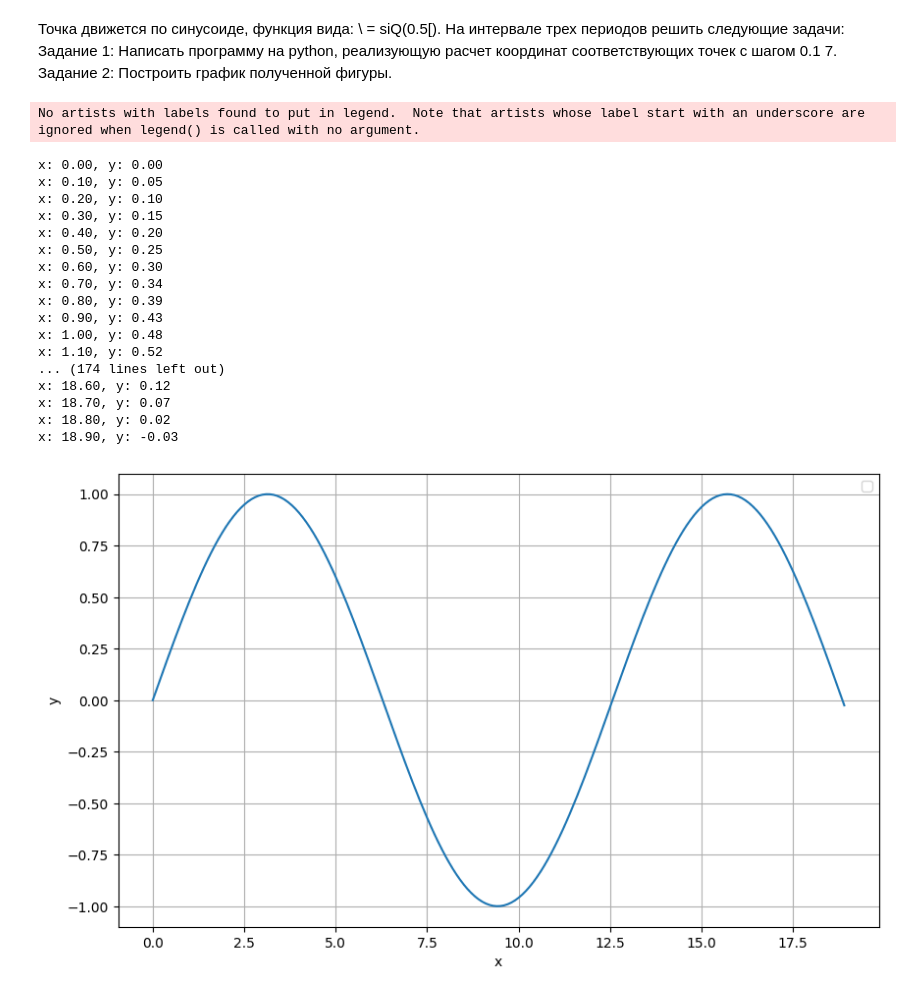
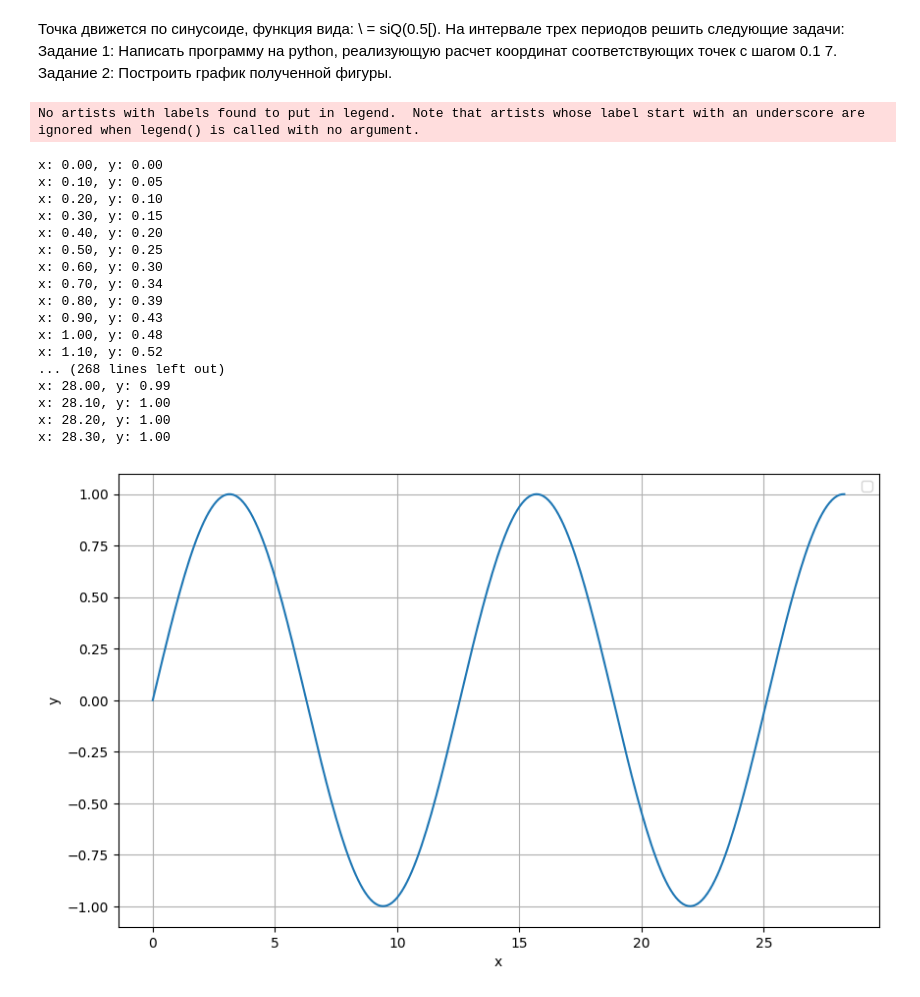
Before and after one commit to SenSheep/Uni, a Jupyter notebook: Course_2/CompModelComplSys/Work_1.ipynb, the cells around one changed output. Drawn from its saved outputs; the diff is of its cells as text; code cells hidden in the pictures.

```diff
--- a/Course_2/CompModelComplSys/Work_1.ipynb
+++ b/Course_2/CompModelComplSys/Work_1.ipynb
@@ -80,41 +80,41 @@ B = 0.5
 
 # Интервал и шаг
 start = 0
-end = 6 * np.pi
+end = 9 * np.pi
 step = 0.1
 
 # Генерация значений x и расчет координат y
 x_values = np.arange(start, end + step, step)
 y_values = np.sin(B * x_values)
 
 # Вывод координат
 for x, y in zip(x_values, y_values):
     print(f"x: {x:.2f}, y: {y:.2f}")
 
 plt.figure(figsize=(10, 6))
 plt.plot(x_values, y_values)
 plt.xlabel('x')
 plt.ylabel('y')
 plt.grid(True)
 plt.legend()
 plt.show()
 # %% [output]
 No artists with labels found to put in legend.  Note that artists whose label start with an underscore are ignored when legend() is called with no argument.
 x: 0.00, y: 0.00
 x: 0.10, y: 0.05
 x: 0.20, y: 0.10
 x: 0.30, y: 0.15
 x: 0.40, y: 0.20
 x: 0.50, y: 0.25
 x: 0.60, y: 0.30
 x: 0.70, y: 0.34
 x: 0.80, y: 0.39
 x: 0.90, y: 0.43
 x: 1.00, y: 0.48
 x: 1.10, y: 0.52
-... (174 lines left out)
-x: 18.60, y: 0.12
-x: 18.70, y: 0.07
-x: 18.80, y: 0.02
-x: 18.90, y: -0.03
+... (268 lines left out)
+x: 28.00, y: 0.99
+x: 28.10, y: 1.00
+x: 28.20, y: 1.00
+x: 28.30, y: 1.00
-[figure, old version]
+[figure, new version]
```
Also changed, not shown: 11 other files.
